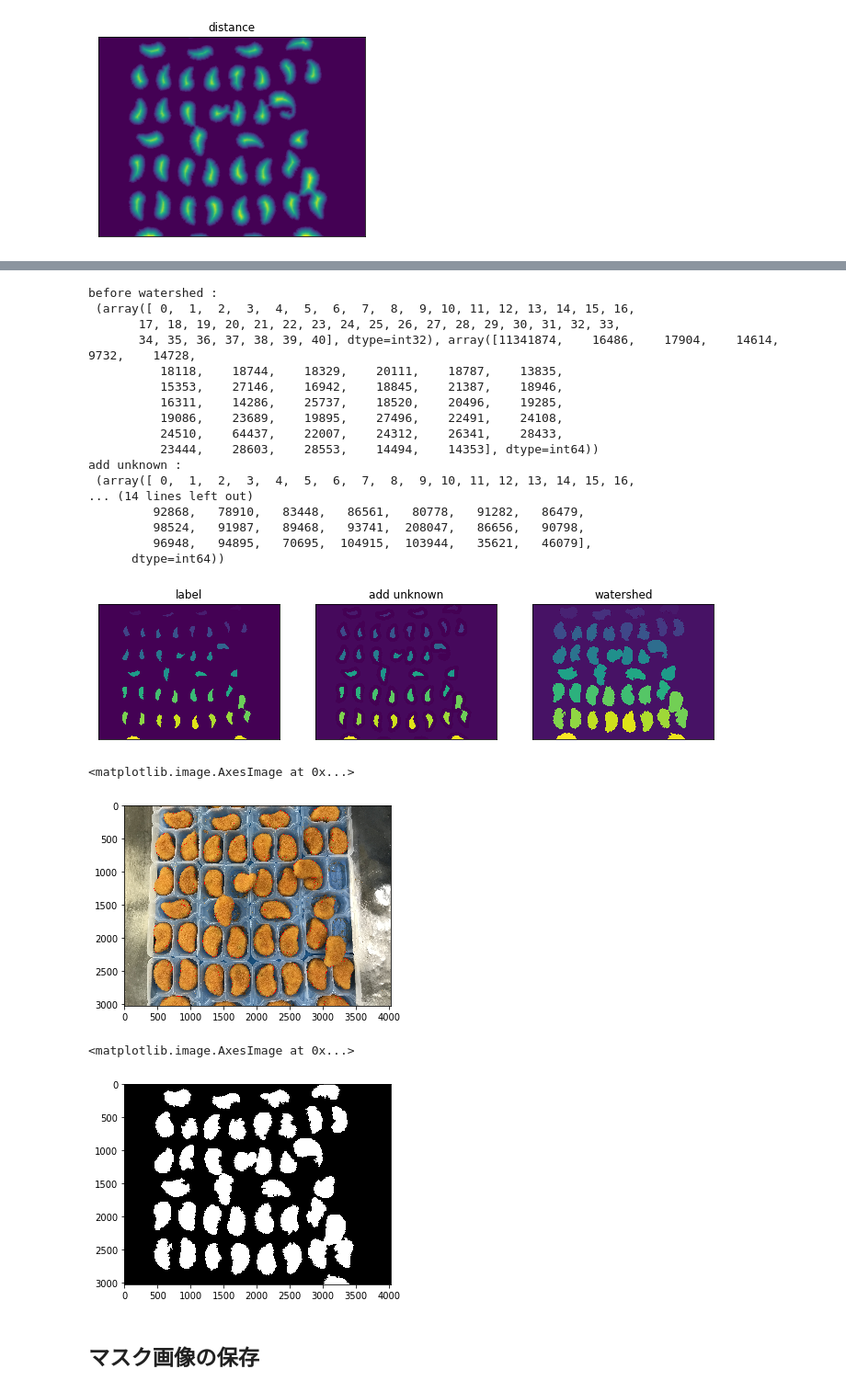
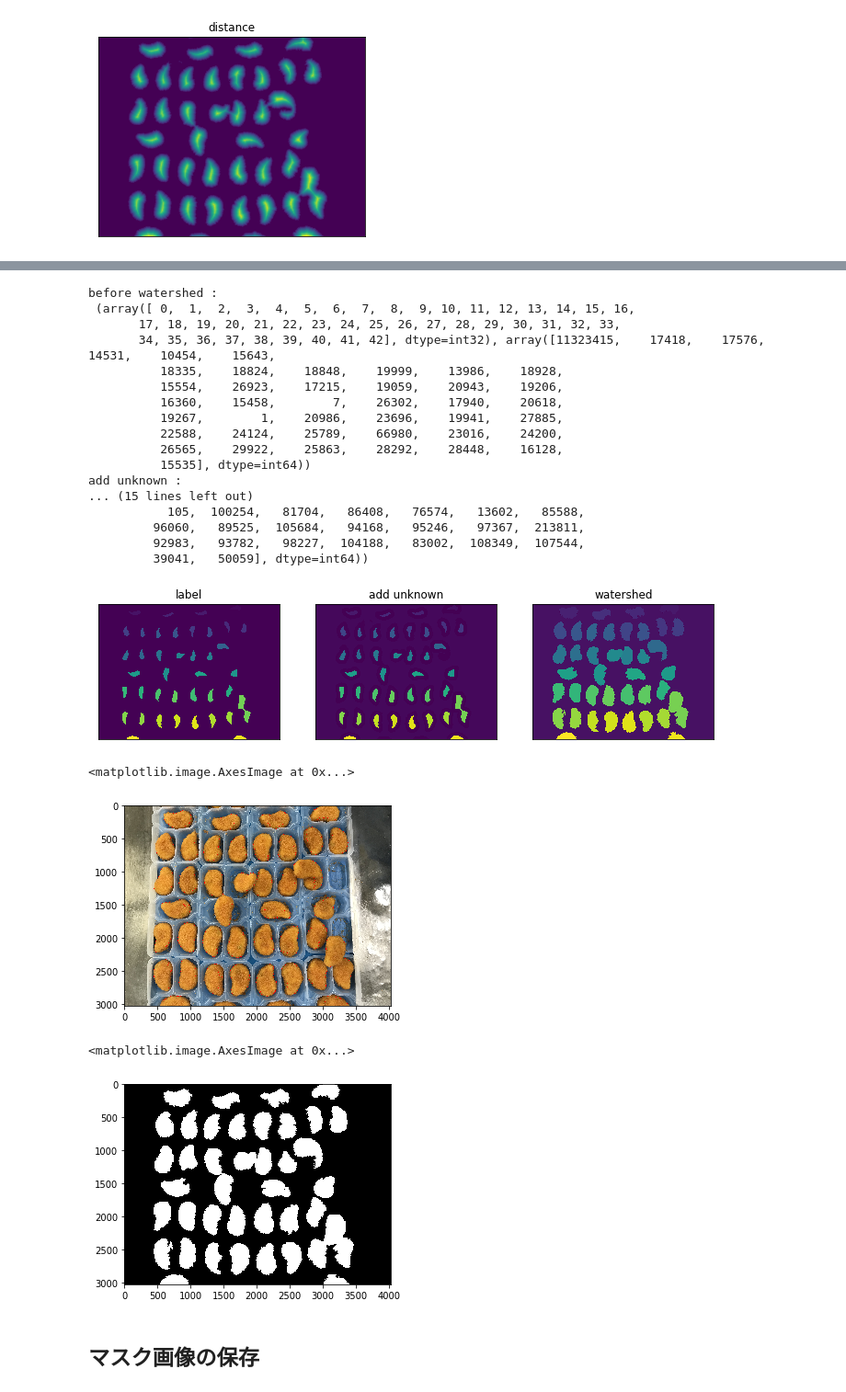
Before and after one commit to kargenk/fried_shrimp_detection, a Jupyter notebook: make_mask.ipynb, the cells around one changed output, grey strips where cells are left out. Shown at 92% size. Drawn from its saved outputs; the diff is of its cells as text; code cells hidden in the pictures.

```diff
--- a/make_mask.ipynb
+++ b/make_mask.ipynb
@@ -119,21 +121,32 @@ plt.figure(figsize=(12, 4))
 
 img = load_img(images_path[0])
 
-# RGBでの色抽出
+# RGBでのエビフライの色抽出
 shrimp_lower = np.array([120, 41, 1])    # 下限141 63
 shrimp_upper = np.array([255, 188, 87])  # 上限
 shrimp_mask = cv2.inRange(img, shrimp_lower, shrimp_upper)  # マスク画像
 shrimp = cv2.bitwise_and(img, img, mask=shrimp_mask)        # クリッピング画像
-plt.subplot(121); plt.title('clipping')
+plt.subplot(131); plt.title('clipping')
 plt.imshow(shrimp)
 plt.xticks([])
 plt.yticks([])
 
+# RGBのカラーヒストグラムの表示
+plt.subplot(132)
+color = ('r', 'g', 'b')
+for i, c in enumerate(color):
+    hist = cv2.calcHist([img], [i], None, [256], [0, 256])
+    plt.plot(hist, color=c)
+    plt.xlim([0, 256])
+    plt.yticks([])
+plt.title('RGB histgram')
+
 # 色抽出した結果から二値化マスク画像に変換
 gray = cv2.cvtColor(shrimp, cv2.COLOR_RGB2GRAY)
 ret, mask_bin = cv2.threshold(gray, 0, 255, cv2.THRESH_BINARY)
-plt.subplot(122); plt.title('binary mask')
+plt.subplot(133); plt.title('binary mask')
 plt.imshow(mask_bin, cmap='gray')
 plt.xticks([])
 plt.yticks([])
+plt.show()
 # %% [output]
@@ -157,0 +175,13 @@ plt.yticks([])
+# %%
+# 膨張(dilation)の後に収縮(erosion)させて，前景領域中の黒点の除去(iter=1だとclosing)
+kernel = np.ones((3, 3), np.uint8)
+dilation = cv2.dilate(mask_bin, kernel, iterations=3)  # dilation
+erosion = cv2.erode(dilation, kernel, iterations=3)    # erosion
+
+# 収縮の後に膨張させて背景領域中の白点の除去(iter=1だとopening)
+erosion_ = cv2.erode(erosion, kernel, iterations=6)     # erosion
+dilation_ = cv2.dilate(erosion_, kernel, iterations=6)  # dilation
+plt.imshow(dilation_, cmap='gray')
+plt.xticks([])
+plt.yticks([])
+plt.show()
@@ -163,7 +195,7 @@ images_path[0]
 './datasets/shrimp/tray_train\\IMG_0720.JPG'
 # %%
 # 距離変換を行う(オブジェクトと背景の距離を出す)
-dist_transform = cv2.distanceTransform(closing, cv2.DIST_L2, 5)
+dist_transform = cv2.distanceTransform(dilation_, cv2.DIST_L2, 5)
 plt.imshow(dist_transform)
 plt.title('distance')
 plt.xticks([])
@@ -174,7 +206,7 @@ plt.show()
 # %%
 # 膨張させて，明確な背景(sure background)情報を得る
 kernel = np.ones((5, 5), np.uint8)
-sure_bg = cv2.dilate(closing, kernel, iterations=1)
+sure_bg = cv2.dilate(dilation_, kernel, iterations=1)
 
 # 明確な前景(sure foreground)を出す
 ret, sure_fg = cv2.threshold(dist_transform, 0.5 * dist_transform.max(), 255, 0)
@@ -226,20 +258,20 @@ print('after watershed : \n', np.unique(markers, return_counts=True))
 before watershed :
  (array([ 0,  1,  2,  3,  4,  5,  6,  7,  8,  9, 10, 11, 12, 13, 14, 15, 16,
        17, 18, 19, 20, 21, 22, 23, 24, 25, 26, 27, 28, 29, 30, 31, 32, 33,
-       34, 35, 36, 37, 38, 39, 40], dtype=int32), array([11341874,    16486,    17904,    14614,     9732,    14728,
-          18118,    18744,    18329,    20111,    18787,    13835,
-          15353,    27146,    16942,    18845,    21387,    18946,
-          16311,    14286,    25737,    18520,    20496,    19285,
-          19086,    23689,    19895,    27496,    22491,    24108,
-          24510,    64437,    22007,    24312,    26341,    28433,
-          23444,    28603,    28553,    14494,    14353], dtype=int64))
+       34, 35, 36, 37, 38, 39, 40, 41, 42], dtype=int32), array([11323415,    17418,    17576,    14531,    10454,    15643,
+          18335,    18824,    18848,    19999,    13986,    18928,
+          15554,    26923,    17215,    19059,    20943,    19206,
+          16360,    15458,        7,    26302,    17940,    20618,
+          19267,        1,    20986,    23696,    19941,    27885,
+          22588,    24124,    25789,    66980,    23016,    24200,
+          26565,    29922,    25863,    28292,    28448,    16128,
+          15535], dtype=int64))
 add unknown :
- (array([ 0,  1,  2,  3,  4,  5,  6,  7,  8,  9, 10, 11, 12, 13, 14, 15, 16,
-... (14 lines left out)
-         92868,   78910,   83448,   86561,   80778,   91282,   86479,
-         98524,   91987,   89468,   93741,  208047,   86656,   90798,
-         96948,   94895,   70695,  104915,  103944,   35621,   46079],
-      dtype=int64))
+... (15 lines left out)
+           105,  100254,   81704,   86408,   76574,   13602,   85588,
+         96060,   89525,  105684,   94168,   95246,   97367,  213811,
+         92983,   93782,   98227,  104188,   83002,  108349,  107544,
+         39041,   50059], dtype=int64))
 [figure]
 # %%
 # 境界の領域を青で塗る
@@ -247,20 +279,20 @@ img[markers == -1] = [255, 0, 0]
 plt.imshow(img)
 # %% [output]
 <matplotlib.image.AxesImage at 0x...>
-[figure, old version]
+[figure, new version]
 # %%
 # マスク画像を生成
 height, width, _ = img.shape
 mask = np.zeros((height, width))  # 原型を作成
 
-for i in range(2, 41):            # 1は背景のため除外
+for i in range(2, 44):            # 1は背景のため除外
     mask[markers == i] = 255      # 領域部分を白に
-mask[markers == i] = 255          # -1も境界のため白に
+# mask[markers == i] = 255          # -1も境界のため白に
 
 plt.imshow(mask, cmap='gray')
 # %% [output]
 <matplotlib.image.AxesImage at 0x...>
-[figure, old version]
+[figure, new version]
 # %% [markdown]
 ## マスク画像の保存
 # %%
```
Also changed, not shown: parts of 7 cells of this notebook.
